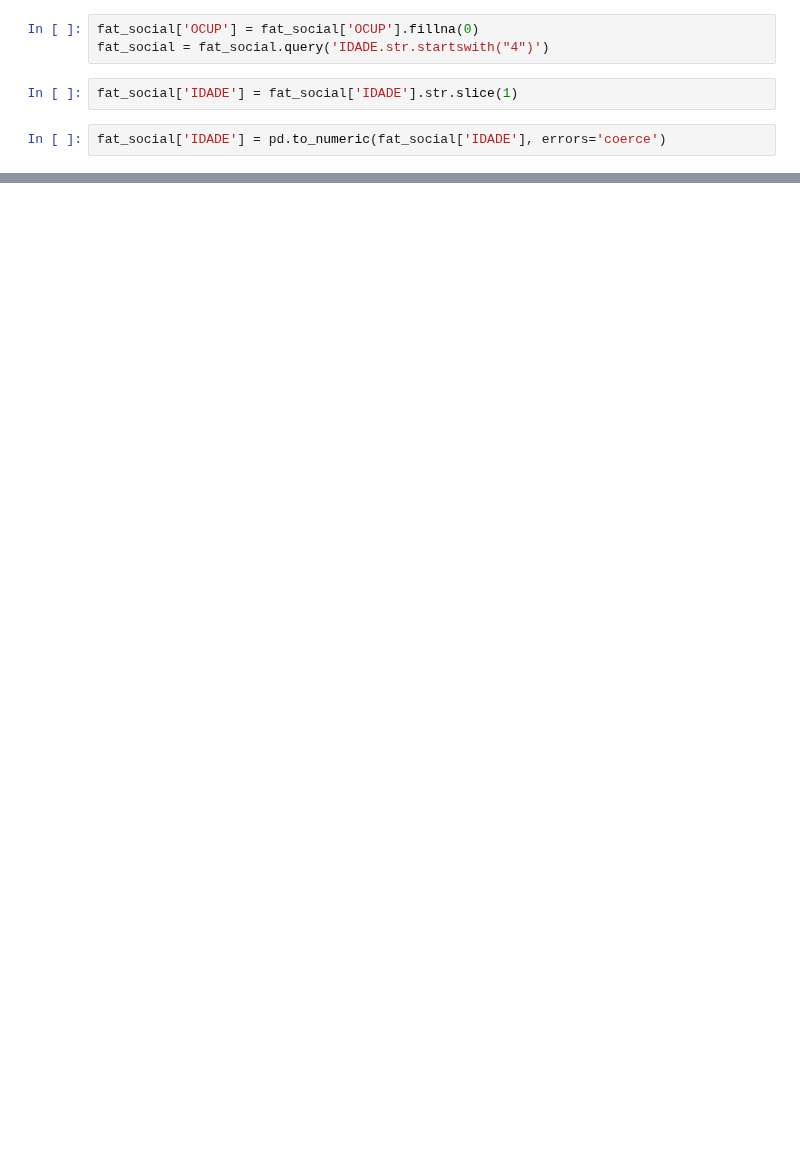
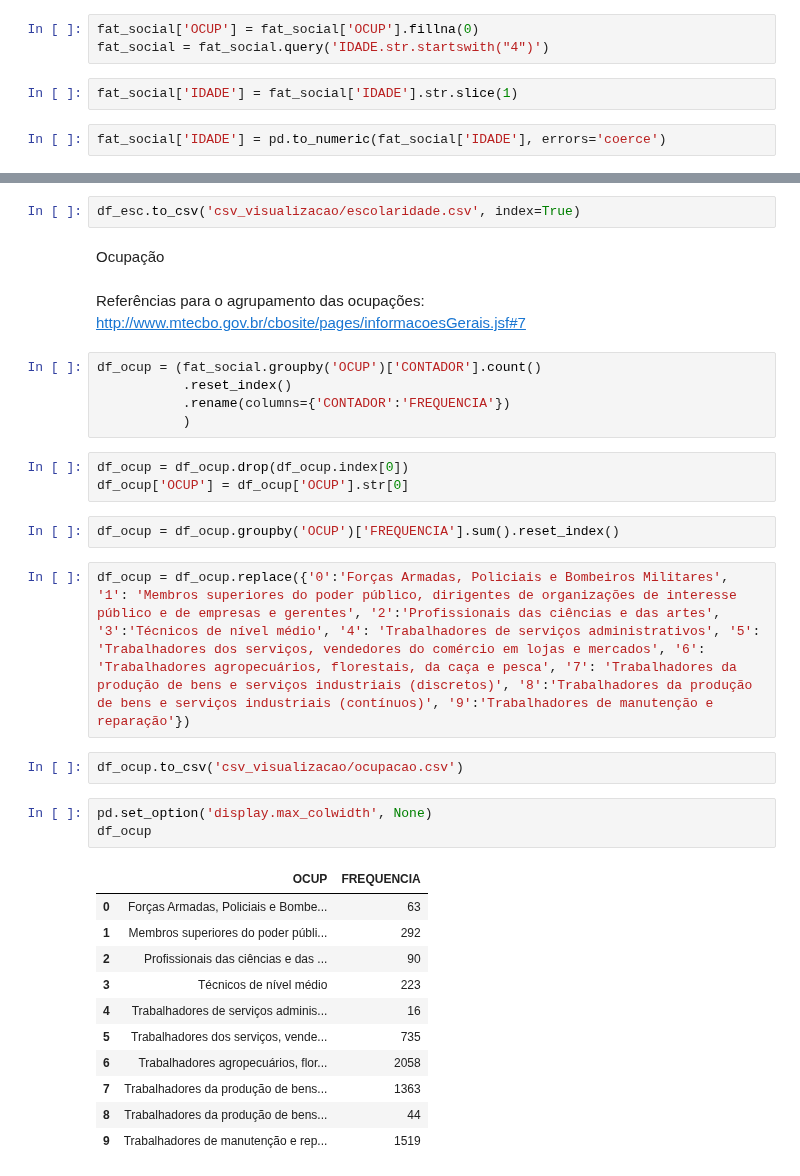
Before and after one commit to iagonmic/taxa-homicidio-pb, a Jupyter notebook: analise.ipynb, the cells around one changed output, grey strips where cells are left out. Cells and saved outputs as stored; diff of their text form; blank space fills up the shorter version.

```diff
--- a/analise.ipynb
+++ b/analise.ipynb
@@ -1176,0 +1248,35 @@ df_frequencia
+# %%
+df_esc.to_csv('csv_visualizacao/escolaridade.csv', index=True)
+# %% [markdown]
+<p> Ocupação
+# %% [markdown]
+Referências para o agrupamento das ocupações: http://www.mtecbo.gov.br/cbosite/pages/informacoesGerais.jsf#7
+# %%
+df_ocup = (fat_social.groupby('OCUP')['CONTADOR'].count()
+           .reset_index()
+           .rename(columns={'CONTADOR':'FREQUENCIA'})
+           )
+# %%
+df_ocup = df_ocup.drop(df_ocup.index[0])
+df_ocup['OCUP'] = df_ocup['OCUP'].str[0]
+# %%
+df_ocup = df_ocup.groupby('OCUP')['FREQUENCIA'].sum().reset_index()
+# %%
+df_ocup = df_ocup.replace({'0':'Forças Armadas, Policiais e Bombeiros Militares', '1': 'Membros superiores do poder público, dirigentes de organizações de interesse público e de empresas e gerentes', '2':'Profissionais das ciências e das artes', '3':'Técnicos de nível médio', '4': 'Trabalhadores de serviços administrativos', '5': 'Trabalhadores dos serviços, vendedores do comércio em lojas e mercados', '6': 'Trabalhadores agropecuários, florestais, da caça e pesca', '7': 'Trabalhadores da produção de bens e serviços industriais (discretos)', '8':'Trabalhadores da produção de bens e serviços industriais (contínuos)', '9':'Trabalhadores de manutenção e reparação'})
+# %%
+df_ocup.to_csv('csv_visualizacao/ocupacao.csv')
+# %%
+pd.set_option('display.max_colwidth', None)
+df_ocup
+# %% [output]
+|  | OCUP | FREQUENCIA |
+| 0 | Forças Armadas, Policiais e Bombe... | 63 |
+| 1 | Membros superiores do poder públi... | 292 |
+| 2 | Profissionais das ciências e das ... | 90 |
+| 3 | Técnicos de nível médio | 223 |
+| 4 | Trabalhadores de serviços adminis... | 16 |
+| 5 | Trabalhadores dos serviços, vende... | 735 |
+| 6 | Trabalhadores agropecuários, flor... | 2058 |
+| 7 | Trabalhadores da produção de bens... | 1363 |
+| 8 | Trabalhadores da produção de bens... | 44 |
+| 9 | Trabalhadores de manutenção e rep... | 1519 |
```
Also changed, not shown: parts of 23 cells of this notebook, 5 other files.
